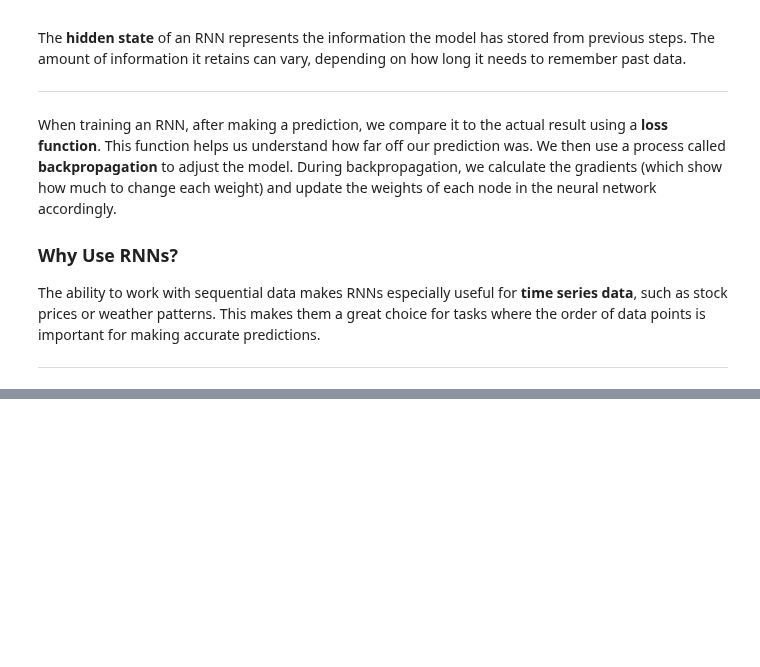
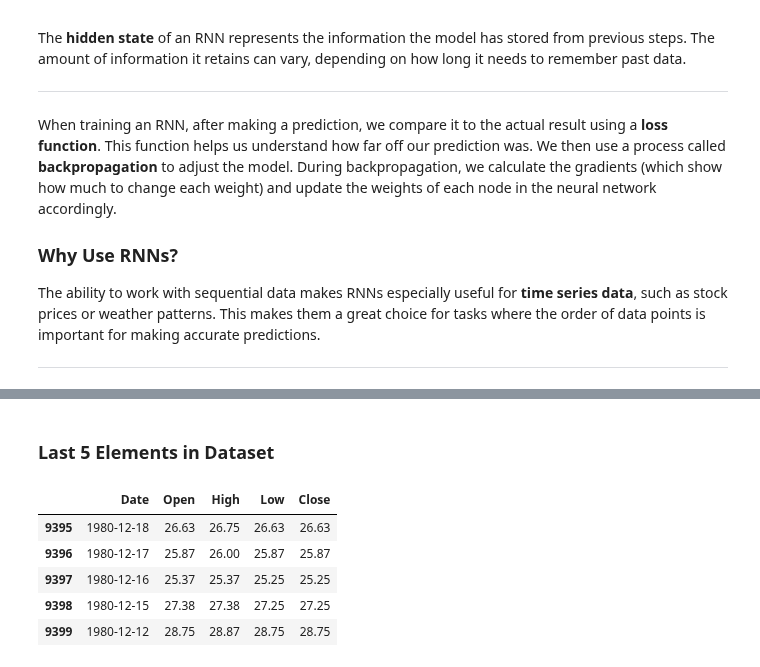
Before and after one commit to pri-cd/Data-Science-ML, a Jupyter notebook: Personal-Projects/LSTM-STOCK/Stock-Prediction.ipynb, the cells around one changed output, grey strips where cells are left out. Cells and saved outputs as stored; diff of their text form; code cells hidden in the pictures; blank space fills up the shorter version.

```diff
--- a/Personal-Projects/LSTM-STOCK/Stock-Prediction.ipynb
+++ b/Personal-Projects/LSTM-STOCK/Stock-Prediction.ipynb
@@ -95,0 +148,11 @@ These gates allow LSTMs to efficiently store and analyze sequential data, leadin
+# %% [markdown]
+### **Last 5 Elements in Dataset**
+# %%
+stock_data.tail(5)
+# %% [output]
+|  | Date | Open | High | Low | Close |
+| 9395 | 1980-12-18 | 26.63 | 26.75 | 26.63 | 26.63 |
+| 9396 | 1980-12-17 | 25.87 | 26.00 | 25.87 | 25.87 |
+| 9397 | 1980-12-16 | 25.37 | 25.37 | 25.25 | 25.25 |
+| 9398 | 1980-12-15 | 27.38 | 27.38 | 27.25 | 27.25 |
+| 9399 | 1980-12-12 | 28.75 | 28.87 | 28.75 | 28.75 |
```
Also changed, not shown: parts of 16 cells of this notebook.
